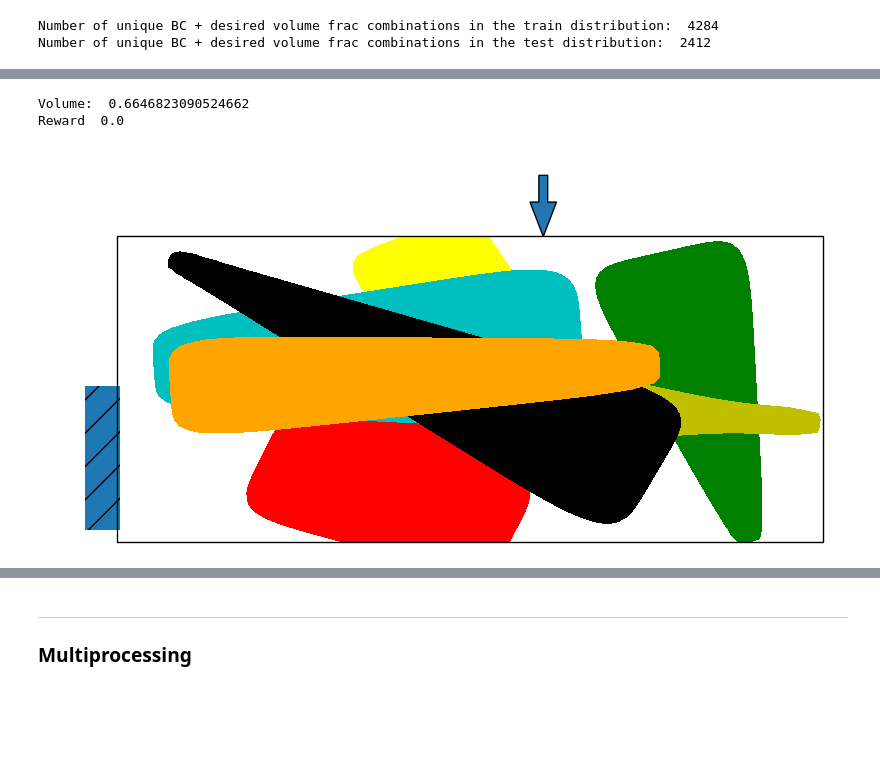
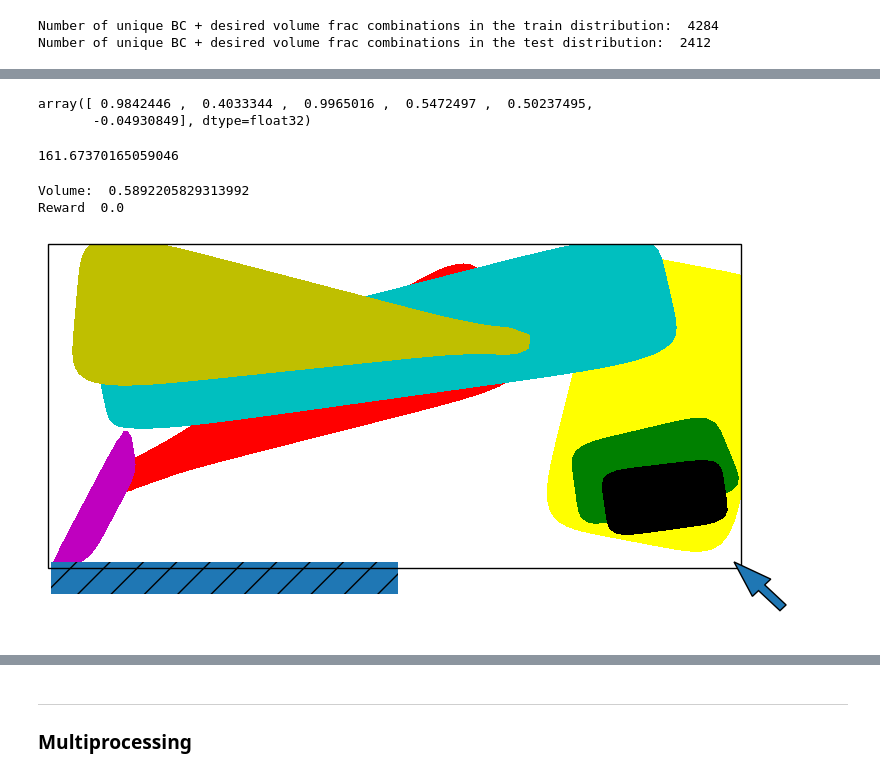
Before and after one commit to ThomasRochefortB/sogym, a Jupyter notebook: tutorial.ipynb, the cells around one changed output, grey strips where cells are left out. Saved outputs shown, nothing was run; the diff lists cells and outputs as text; code cells hidden in the pictures; blank space fills up the shorter version.

```diff
--- a/tutorial.ipynb
+++ b/tutorial.ipynb
@@ -29,7 +22,7 @@ check_env(sogym(nelx=100,nely=50,mode='train',observation_type='image'))
 # %%
 # Let's test the environment using the check_env util from SB3:
-train_env = sogym(nelx=100,nely=50,mode='train',observation_type='dense')
-eval_env = sogym(nelx=100,nely=50,mode='test',observation_type='dense')
+train_env = sogym(nelx=100,nely=50,mode='train',observation_type='image')
+eval_env = sogym(nelx=100,nely=50,mode='test',observation_type='image')
 # %%
 # The training environment and the eval environment both have a different boundary conditions distribution:
 print("Number of unique BC + desired volume frac combinations in the train distribution: ",len(train_env.BC_dict))
@@ -79,14 +50,20 @@ array([[[255, 255, 255, ..., 255, 255, 255],
-# %%
-# Let's visualize the eval environment:
-obs = eval_env.reset()
-done = False
-while not done:
-    action = eval_env.action_space.sample()
-    obs, reward, done, info = eval_env.step(action)
-print("Volume: ", eval_env.volume)
-print("Reward ",reward)
-eval_env.plot()
-# %% [output]
-Volume:  0.6646823090524662
-Reward  0.0
-[figure, removed]
+# %%
+action
+# %% [output]
+array([ 0.9842446 ,  0.4033344 ,  0.9965016 ,  0.5472497 ,  0.50237495,
+       -0.04930849], dtype=float32)
+# %%
+train_env.compliance
+# %% [output]
+161.67370165059046
+# %%
+action = train_env.action_space.sample()
+obs, reward, done, info = train_env.step(action)
+print("Volume: ", train_env.volume)
+print("Reward ",reward)
+
+train_env.plot(train_viz=False)
+# %% [output]
+Volume:  0.5892205829313992
+Reward  0.0
+[figure, added]
```
Also changed, not shown: parts of 16 cells of this notebook, 4 other files.
